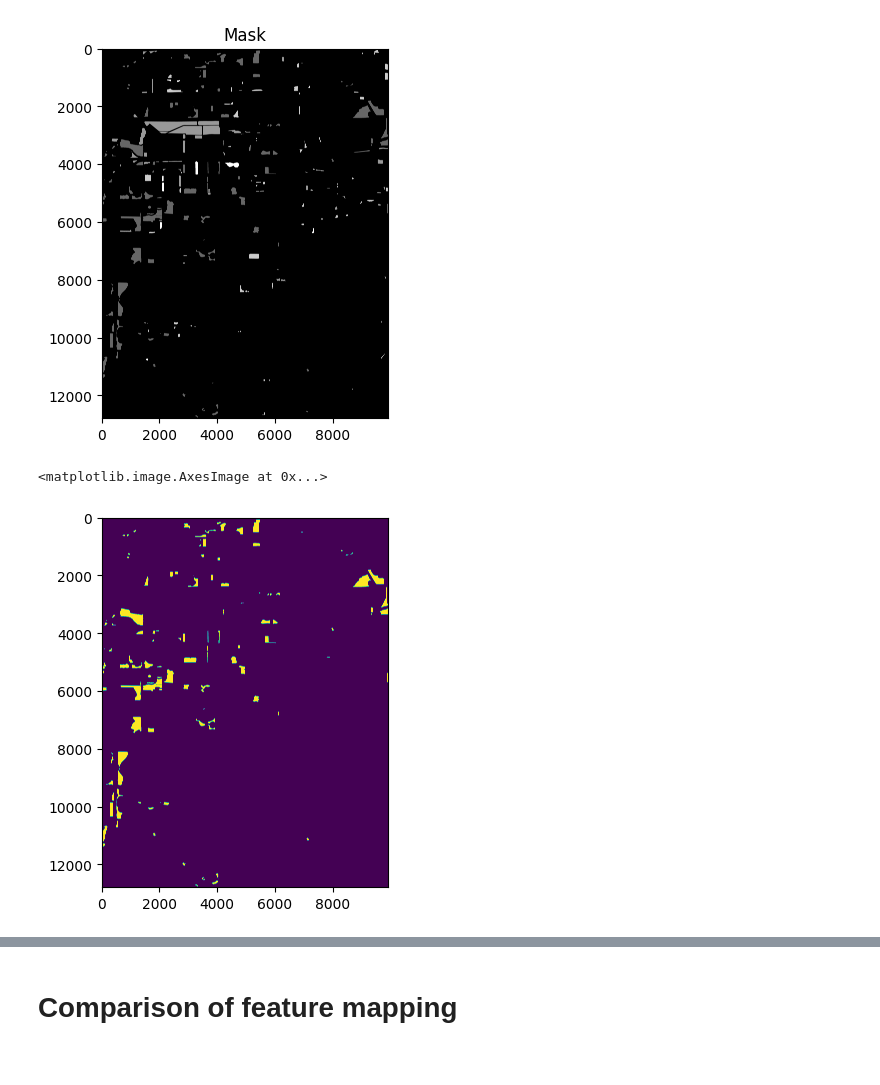
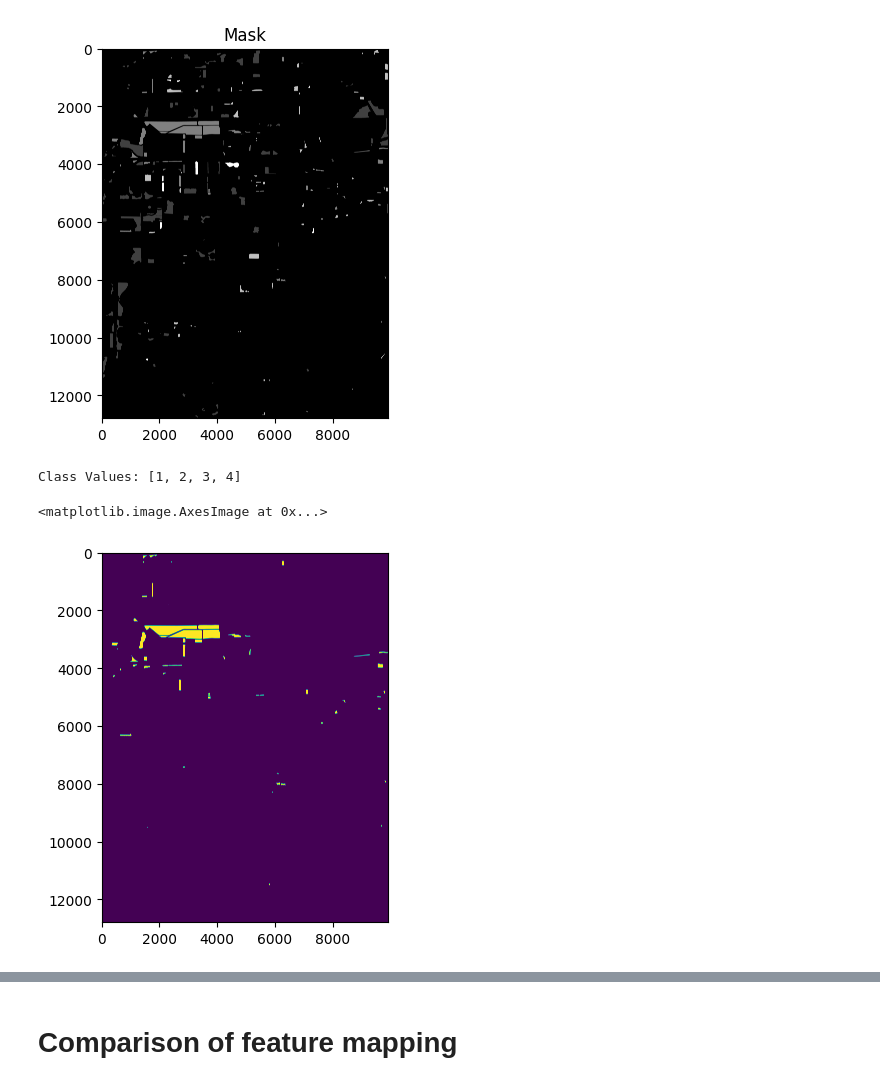
Before and after one commit to dsi-clinic/CMAP, a Jupyter notebook: notebooks/PyTorch.ipynb, the cells around one changed output, grey strips where cells are left out. Drawn from its saved outputs; the diff is of its cells as text; code cells hidden in the pictures.

```diff
--- a/notebooks/PyTorch.ipynb
+++ b/notebooks/PyTorch.ipynb
@@ -200,13 +195,19 @@ plt.show()
 [figure]
 # %%
 classes = ["POND", "WETLAND", "DRY BOTTOM - TURF", "DRY BOTTOM - MESIC PRAIRIE"]
-currClass = "DRY BOTTOM - TURF"
-dataset = Dataset(x_train_dir, y_train_dir, classes = [currClass])
+currClass = ["POND", "WETLAND"]
+#dataset = Dataset(x_train_dir, y_train_dir, classes = [currClass])
+dataset = Dataset(x_train_dir, y_train_dir, classes = classes)
 
 image, mask = dataset[0] # get some sample
+# %% [output]
+Class Values: [1, 2, 3, 4]
-# %%
-plt.imshow(mask.squeeze())
-plt.title(currClass)
-# %% [output]
-<matplotlib.image.AxesImage at 0x...>
-[figure, removed]
+# %%
+# Only wetland
+dataset = Dataset(x_train_dir, y_train_dir, classes = ["wetland"])
+
+image, mask = dataset[0] # get some sample
+plt.imshow(mask.squeeze())
+# %% [output]
+<matplotlib.image.AxesImage at 0x...>
+[figure, added]
```
Also changed, not shown: parts of 15 cells of this notebook.
